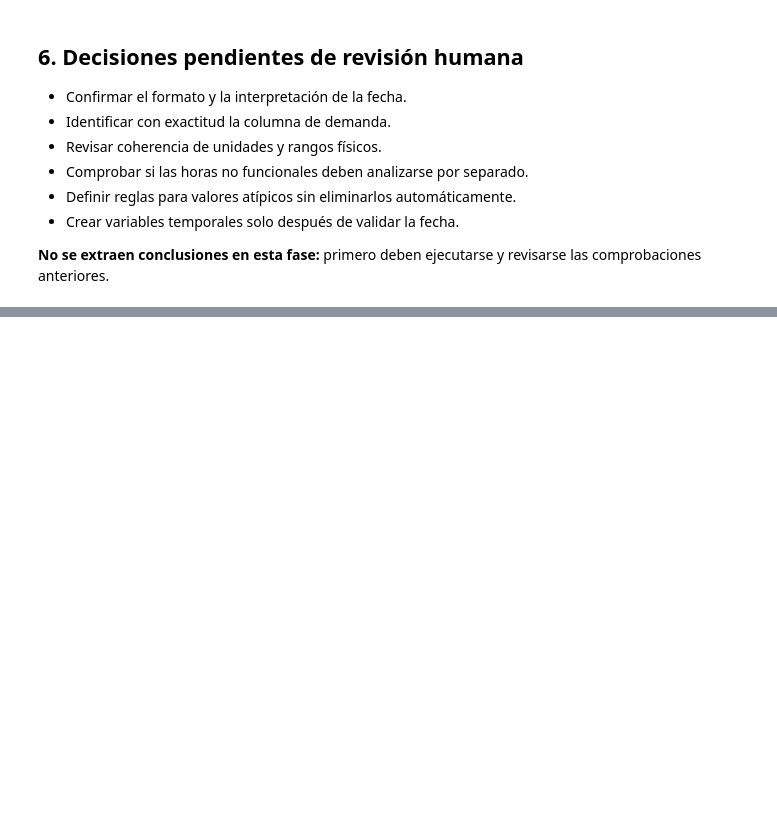
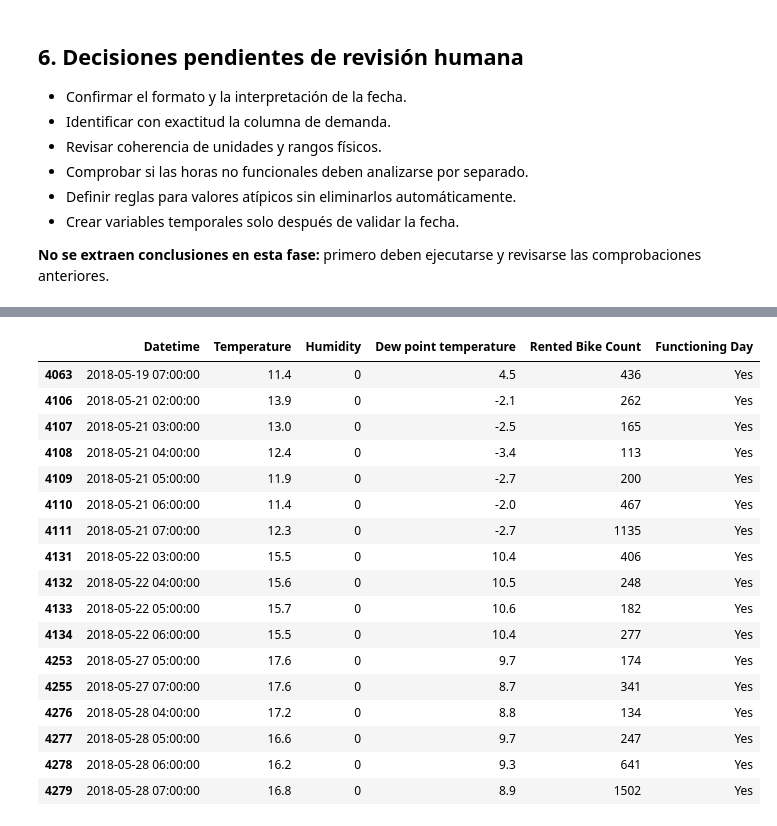
Before and after one commit to francorte/seoul-bike-sharing-analysis, a Jupyter notebook: seoul_bike_sharing_eda.ipynb, the cells around one changed output, grey strips where cells are left out. Drawn from its saved outputs; the diff is of its cells as text; code cells hidden in the pictures; blank space fills up the shorter version.

```diff
--- a/seoul_bike_sharing_eda.ipynb
+++ b/seoul_bike_sharing_eda.ipynb
@@ -245,0 +246,55 @@ Tras validar la auditoría se realizará la limpieza justificada, la ingeniería
+# %%
+# Copia de trabajo: el dataframe original se conserva sin modificar
+df_clean = df.copy()
+
+# Conversión explícita del formato día/mes/año
+df_clean["Date"] = pd.to_datetime(
+    df_clean["Date"],
+    format="%d/%m/%Y",
+    errors="coerce"
+)
+
+# Comprobación de fechas no interpretadas
+print("Fechas no interpretadas:", df_clean["Date"].isna().sum())
+
+# Creación de una marca temporal completa
+df_clean["Datetime"] = (
+    df_clean["Date"]
+    + pd.to_timedelta(df_clean["Hour"], unit="h")
+)
+
+print(
+    "Rango temporal correcto:",
+    df_clean["Datetime"].min(),
+    "→",
+    df_clean["Datetime"].max()
+)
+
+# Separación de las horas con servicio operativo
+df_operational = df_clean[
+    df_clean["Functioning Day"] == "Yes"
+].copy()
+
+print(f"\nDataset completo: {len(df_clean):,} registros")
+print(f"Horas operativas: {len(df_operational):,} registros")
+print(
+    "Ceros de demanda en horas operativas:",
+    (df_operational["Rented Bike Count"] == 0).sum()
+)
+
+# Inspección del valor potencialmente sospechoso de humedad
+print("\nRegistros con humedad igual a 0 %:")
+display(
+    df_clean.loc[
+        df_clean["Humidity"] == 0,
+        [
+            "Datetime",
+            "Temperature",
+            "Humidity",
+            "Dew point temperature",
+            "Rented Bike Count",
+            "Functioning Day"
+        ]
+    ]
+)
+# %% [output]
@@ -245,0 +309,18 @@ Tras validar la auditoría se realizará la limpieza justificada, la ingeniería
+|  | Datetime | Temperature | Humidity | Dew point temperature | Rented Bike Count | Functioning Day |
+| 4063 | 2018-05-19 07:00:00 | 11.4 | 0 | 4.5 | 436 | Yes |
+| 4106 | 2018-05-21 02:00:00 | 13.9 | 0 | -2.1 | 262 | Yes |
+| 4107 | 2018-05-21 03:00:00 | 13.0 | 0 | -2.5 | 165 | Yes |
+| 4108 | 2018-05-21 04:00:00 | 12.4 | 0 | -3.4 | 113 | Yes |
+| 4109 | 2018-05-21 05:00:00 | 11.9 | 0 | -2.7 | 200 | Yes |
+| 4110 | 2018-05-21 06:00:00 | 11.4 | 0 | -2.0 | 467 | Yes |
+| 4111 | 2018-05-21 07:00:00 | 12.3 | 0 | -2.7 | 1135 | Yes |
+| 4131 | 2018-05-22 03:00:00 | 15.5 | 0 | 10.4 | 406 | Yes |
+| 4132 | 2018-05-22 04:00:00 | 15.6 | 0 | 10.5 | 248 | Yes |
+| 4133 | 2018-05-22 05:00:00 | 15.7 | 0 | 10.6 | 182 | Yes |
+| 4134 | 2018-05-22 06:00:00 | 15.5 | 0 | 10.4 | 277 | Yes |
+| 4253 | 2018-05-27 05:00:00 | 17.6 | 0 | 9.7 | 174 | Yes |
+| 4255 | 2018-05-27 07:00:00 | 17.6 | 0 | 8.7 | 341 | Yes |
+| 4276 | 2018-05-28 04:00:00 | 17.2 | 0 | 8.8 | 134 | Yes |
+| 4277 | 2018-05-28 05:00:00 | 16.6 | 0 | 9.7 | 247 | Yes |
+| 4278 | 2018-05-28 06:00:00 | 16.2 | 0 | 9.3 | 641 | Yes |
+| 4279 | 2018-05-28 07:00:00 | 16.8 | 0 | 8.9 | 1502 | Yes |
```
Also changed, not shown: parts of 3 cells of this notebook.
